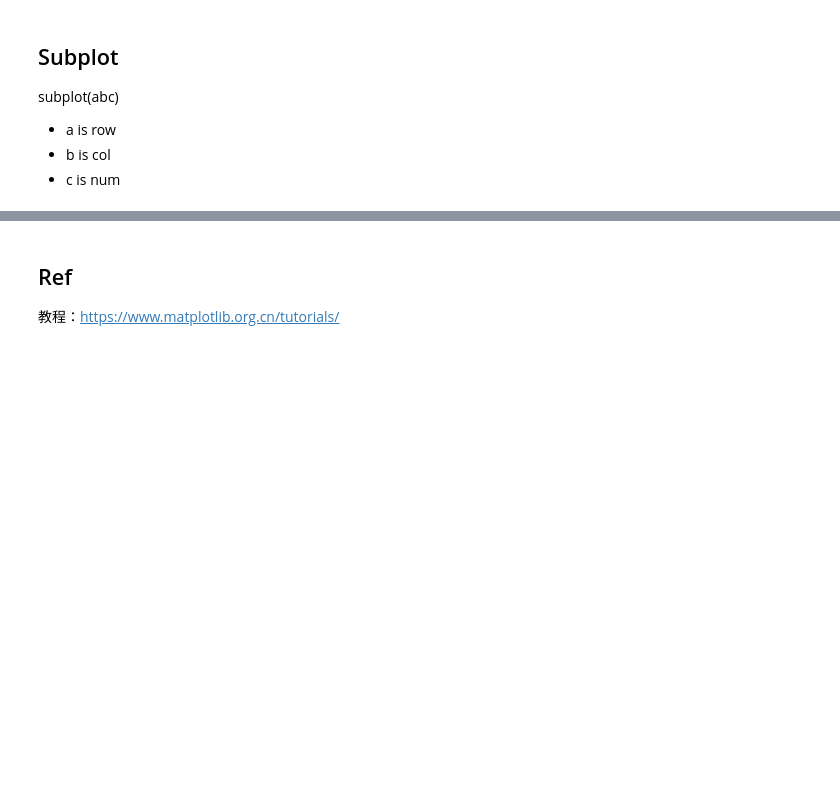
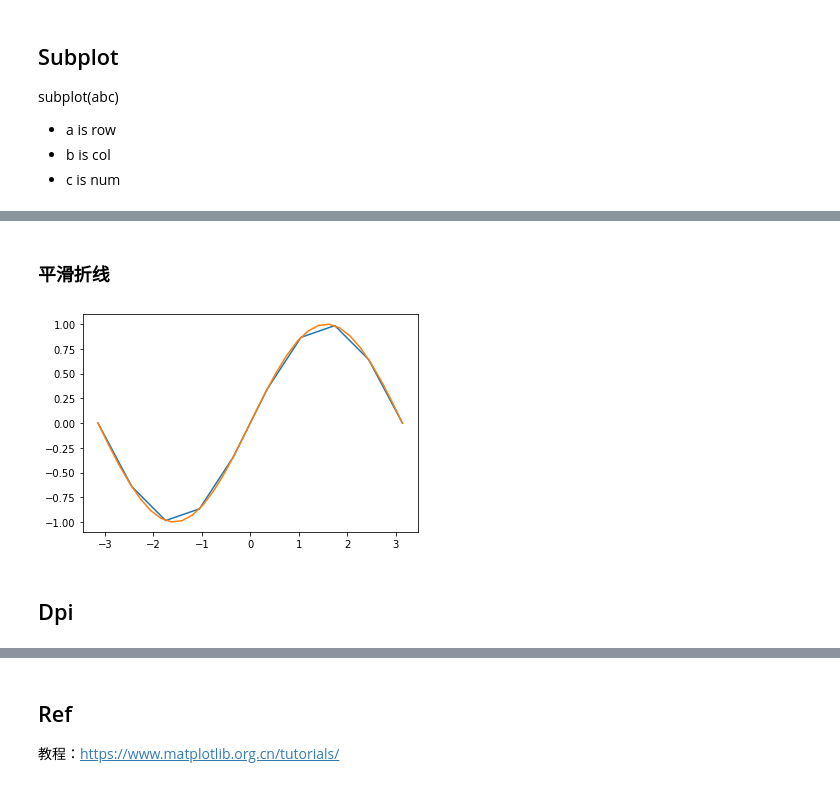
Before and after one commit to Desein-Yang/Snippet-Reporsitory, a Jupyter notebook: matplotlib.ipynb, the cells around one changed output, grey strips where cells are left out. Cells and saved outputs as stored; diff of their text form; code cells hidden in the pictures; blank space fills up the shorter version.

```diff
--- a/matplotlib.ipynb
+++ b/matplotlib.ipynb
@@ -69,3 +122,23 @@ ax.plot(t, s, linewidth = 5, )
 
 lines = plt.plot(t, x1, t, x2)
 plt.setp(lines, color='r', linewidth=2.0)
+# %% [markdown]
+### 平滑折线
+# %%
+import numpy as np
+from scipy import interpolate
+import matplotlib.pyplot as plt
+
+x = np.linspace(-np.pi, np.pi, 10)
+y = np.sin(x)
+plt.plot(x, y)
+
+f = interpolate.interp1d(x, y, kind='cubic')
+nx = np.linspace(-np.pi, np.pi, 30)
+ny = f(nx)
+plt.plot(nx, ny)
+plt.show()
+# %% [output]
+[figure, added]
+# %% [markdown]
+## Dpi
```
Also changed, not shown: parts of 14 cells of this notebook, 9 other files.
